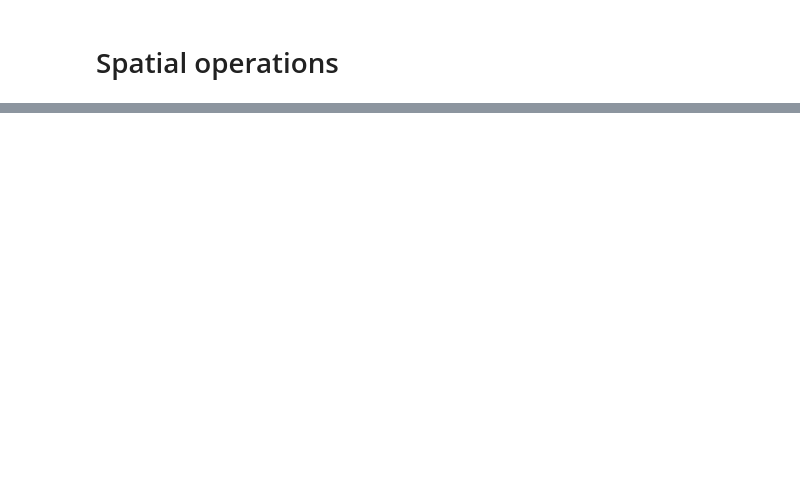
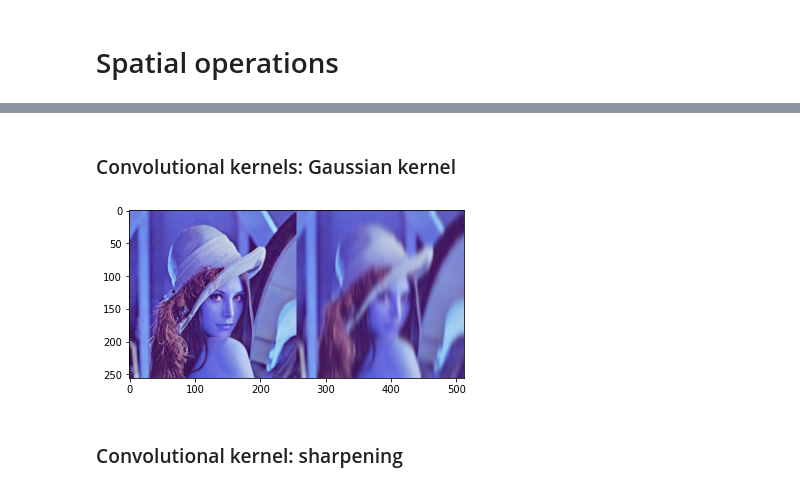
Before and after one commit to MatthiasDR96/machine_vision, a Jupyter notebook: scripts/1_image_processing/5_spatial_operations.ipynb, the cells around one changed output, grey strips where cells are left out. Cells and saved outputs as stored; diff of their text form; code cells hidden in the pictures; blank space fills up the shorter version.

```diff
--- a/scripts/1_image_processing/5_spatial_operations.ipynb
+++ b/scripts/1_image_processing/5_spatial_operations.ipynb
@@ -62,0 +86,16 @@ plt.show()
+# %% [markdown]
+### Convolutional kernels: Gaussian kernel
+# %%
+# Perform convolution
+result = cv2.GaussianBlur(img, (3, 33), 0)
+
+# Concatenate images
+result = np.concatenate((img, result), axis=1)
+
+# Plot results
+plt.imshow(result)
+plt.show()
+# %% [output]
+[figure, added]
+# %% [markdown]
+### Convolutional kernel: sharpening
```
Also changed, not shown: parts of 11 cells of this notebook.
